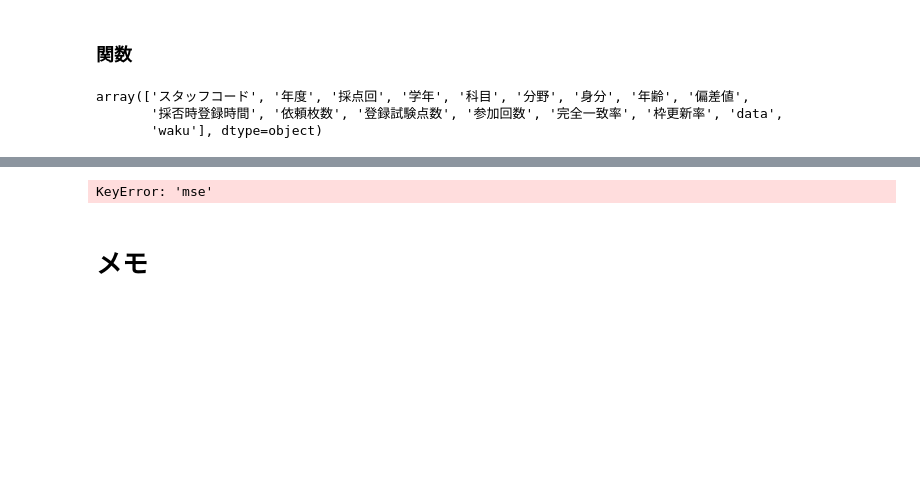
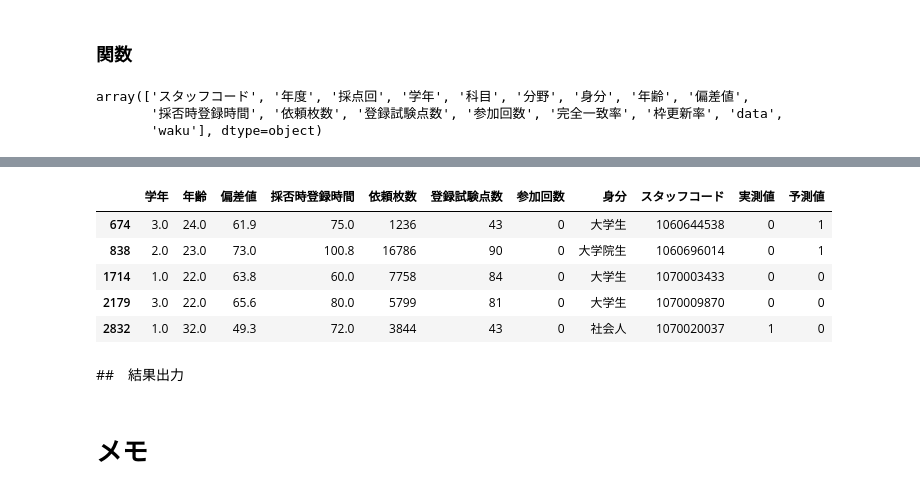
Before and after one commit to oguras1109/CRLEA, a Jupyter notebook: 枠更新率分類モデル.ipynb, the cells around one changed output, grey strips where cells are left out. Saved outputs shown, nothing was run; the diff lists cells and outputs as text; code cells hidden in the pictures; blank space fills up the shorter version.

```diff
--- a/枠更新率分類モデル.ipynb
+++ b/枠更新率分類モデル.ipynb
@@ -953,10 +1340,10 @@ def make_data(df_input):
 """
 モデル作成　分類の場合
 """
-def train_model(df,a=2,b=1,c=None):
+def train_model_clf(df,a=2,b=1,c=None):
     X_train= df[0]
     y_train= df[1]
-    model = DecisionTreeClassifier(criterion='mse',
+    model = DecisionTreeClassifier(criterion='gini',
                                    splitter='best',
                                    max_depth=c,
                                    min_samples_split=a, #3,4,5とか？
@@ -996,7 +1383,7 @@ def train_model2(df,a=2,b=1,c=None):
     model.fit(X_train, y_train)
     return model
 # %%
-def get_test(df,model):
+def get_test_clf(df,model):
     """
     モデルを使って、予測値を出し、予測値、最終ペース、差分、乖離度（予測値/最終ペース）を列に追加したdfを返す。
     """
@@ -1016,6 +1403,7 @@ def get_test(df,model):
     # df_test.loc[:,'科目']= X_test_kamoku
     df_test.loc[:,'実測値']= y_test
     df_test.loc[:,'予測値']= y_pred #上のデータに予測値をマージ
+    df_res = df_test #下のコメントアウトを外す時、この行は削除
     """
     #学習データの同じ学年分野カテゴリの中の基礎統計量
     df_train = undummify(X_train)
@@ -1088,26 +1530,22 @@ def make_treegraph(df,model):
     treegraph = graphviz.Source(dot_data)
     return treegraph
 # %%
-#検証用
-def get_result_test(df_input,case=int):
+#検証用 分類モデル
+def get_result_test_clf(df_input,case=int):
     df = df_input.copy()
     df_temp=[]#[X_train,y_train,X_test,y_test,X_test_id,X_test_kamoku]
     model = []
     pred = []
     #新人モデルの結果
-    if case == 0:
-        df_temp = make_data_shinjin(df)
-        model = train_model(df_temp,a=2,b=1,c=None)
-        pred = get_test(df_temp, model)
+    if case == 1:
+        df_temp = make_data_shinjin_clf(df)
     #経験者モデルの結果
-    elif case == 1:
-        df_temp = make_data_keiken(df)
-        model = train_model(df_temp,a=2,b=1,c=None)
-        pred = get_test(df_temp, model)
+    elif case == 2:
+        df_temp = make_data_keiken_clf(df)
     #テストモデルの結果
     elif case == 3:
-        df_temp = make_data(df)
-        model = train_model(df_temp,a=2,b=1,c=None)
-        pred = get_test(df_temp, model)
+        df_temp = make_data_shinjin_clf2(df)#科目、分野を説明変数から除外
+    model = train_model_clf(df_temp,a=2,b=1,c=None)
+    pred = get_test_clf(df_temp, model)
 
     return pred
@@ -1116,4 +1572,2 @@ df_test = make_data(df_datamart)
 # %%
-df_test = get_result_test(df_datamart,3)
+df_test = get_result_test_clf(df_prets[1],1)
-# %% [output]
-KeyError: 'mse'
@@ -1119,0 +1580,13 @@ KeyError: 'mse'
+# %%
+df_test = get_result_test_clf(df_prets[1],3)#新人分類モデル、科目と分野を変数から除外
+# %%
+df_test.head()
+# %% [output]
+|  | 学年 | 年齢 | 偏差値 | 採否時登録時間 | 依頼枚数 | 登録試験点数 | 参加回数 | 身分 | スタッフコード | 実測値 | 予測値 |
+| 674 | 3.0 | 24.0 | 61.9 | 75.0 | 1236 | 43 | 0 | 大学生 | 1060644538 | 0 | 1 |
+| 838 | 2.0 | 23.0 | 73.0 | 100.8 | 16786 | 90 | 0 | 大学院生 | 1060696014 | 0 | 1 |
+| 1714 | 1.0 | 22.0 | 63.8 | 60.0 | 7758 | 84 | 0 | 大学生 | 1070003433 | 0 | 0 |
+| 2179 | 3.0 | 22.0 | 65.6 | 80.0 | 5799 | 81 | 0 | 大学生 | 1070009870 | 0 | 0 |
+| 2832 | 1.0 | 32.0 | 49.3 | 72.0 | 3844 | 43 | 0 | 社会人 | 1070020037 | 1 | 0 |
+# %% [markdown]
+##　結果出力
```
Also changed, not shown: parts of 66 cells of this notebook.
